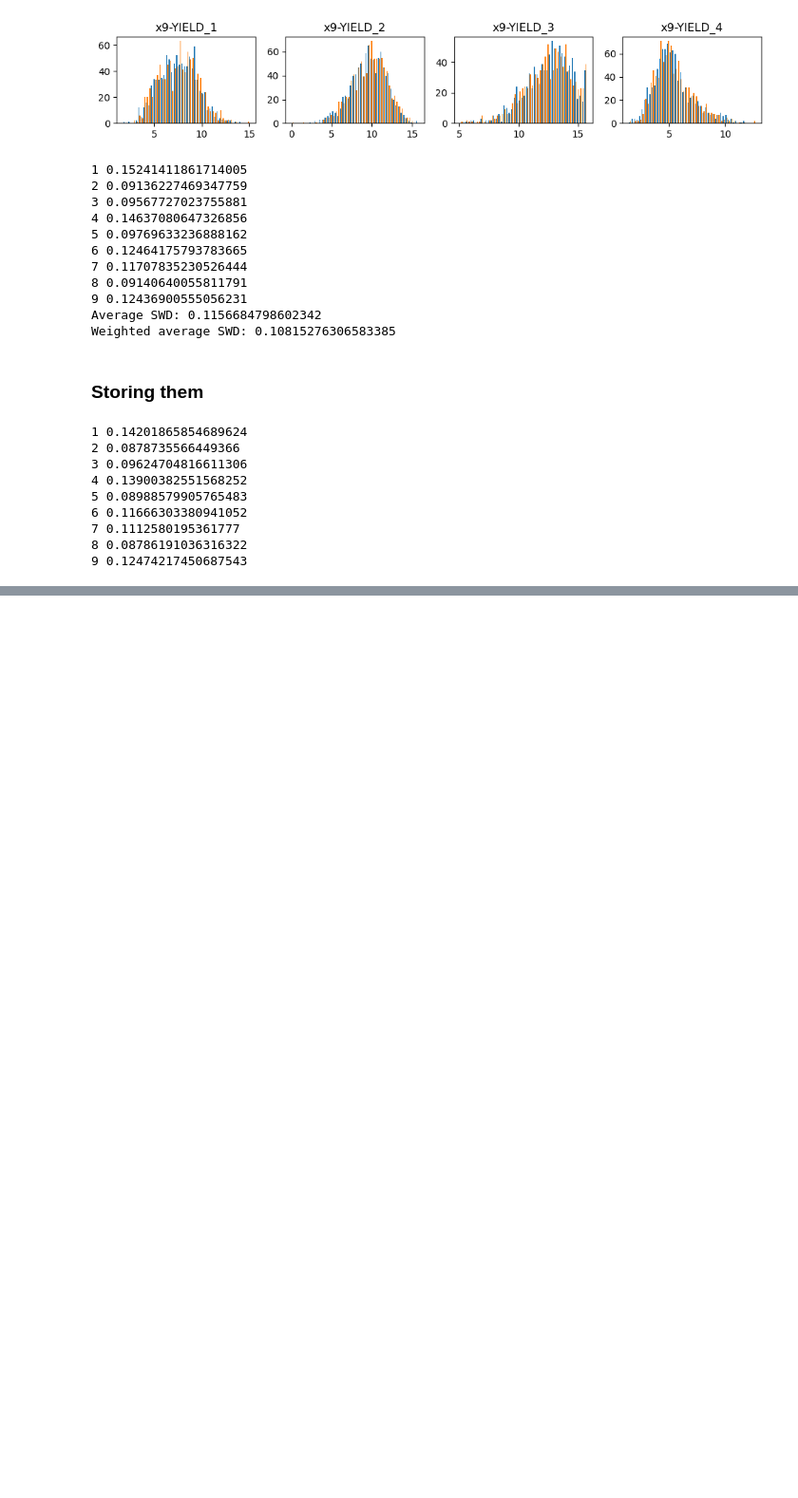
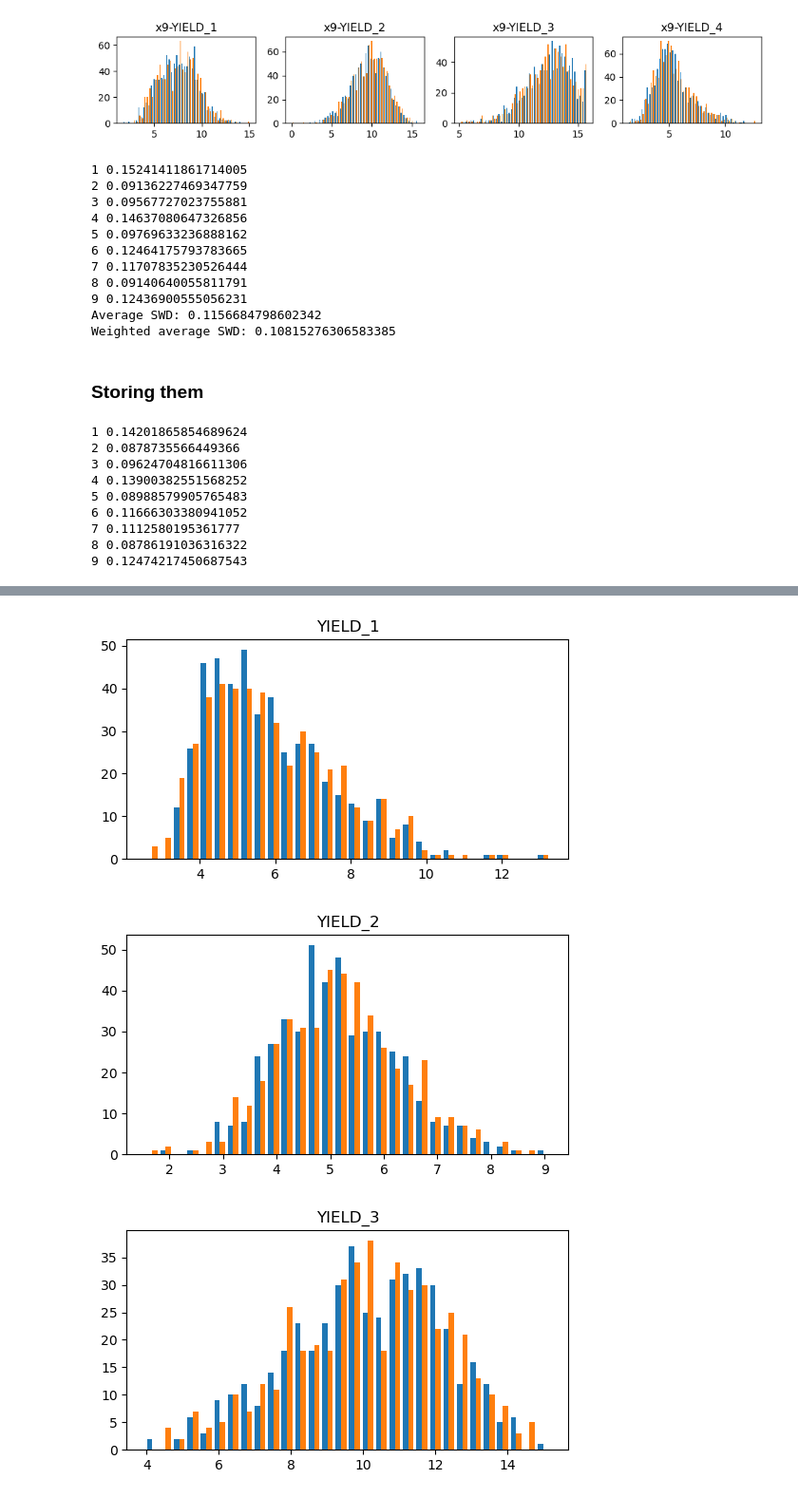
Before and after one commit to FrancoisLbrn/genhack3_crazy_farmers, a Jupyter notebook: matt_GMM.ipynb, the cells around one changed output, grey strips where cells are left out. Shown at 95% size. Cells and saved outputs as stored; diff of their text form; code cells hidden in the pictures; blank space fills up the shorter version.

```diff
--- a/matt_GMM.ipynb
+++ b/matt_GMM.ipynb
@@ -703,0 +365,18 @@ for i in range(1,10):
+# %%
+X1_n = X1.copy()
+for i in range(4):
+    scale = (max(X1[yields[i]]) - min(X1[yields[i]])) / 20
+    noise = np.random.normal(loc=0, scale=scale, size=len(X1))
+    X1_n.iloc[:, i] += noise
+X1_n = (X1_n > 0) * X1_n
+X1_n = (X1_n < 15.75) * X1_n + (X1_n > 15.75) * 15.75
+# %%
+for i in range(4):
+    plt.figure(figsize=(6, 3))
+    plt.hist([X1[yields[i]], X1_n[yields[i]]], bins=30)
+    plt.title(f"{yields[i]}")
+    plt.show()
+# %% [output]
+[figure, added]
+[figure, added]
+[figure, added]
```
Also changed, not shown: parts of 53 cells of this notebook.
